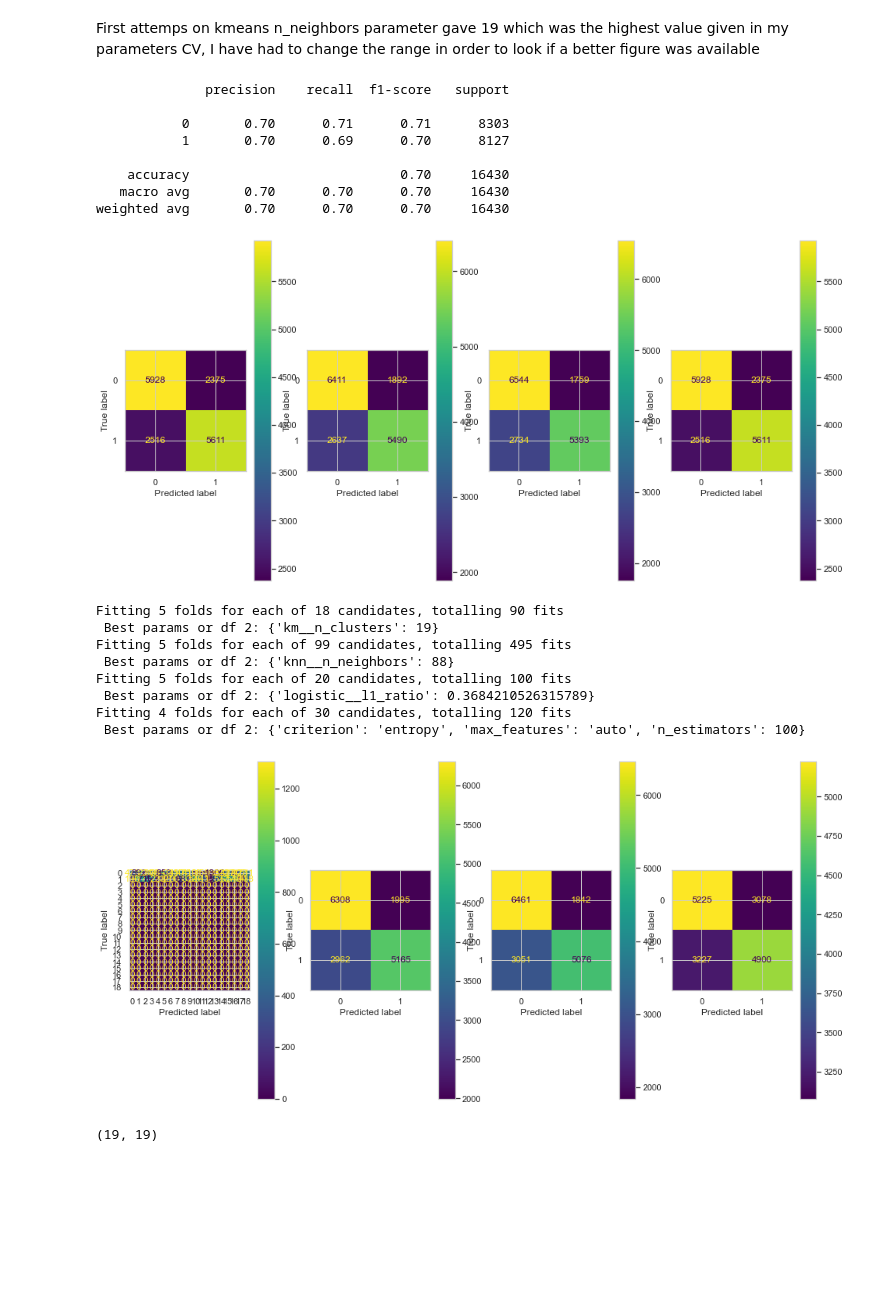
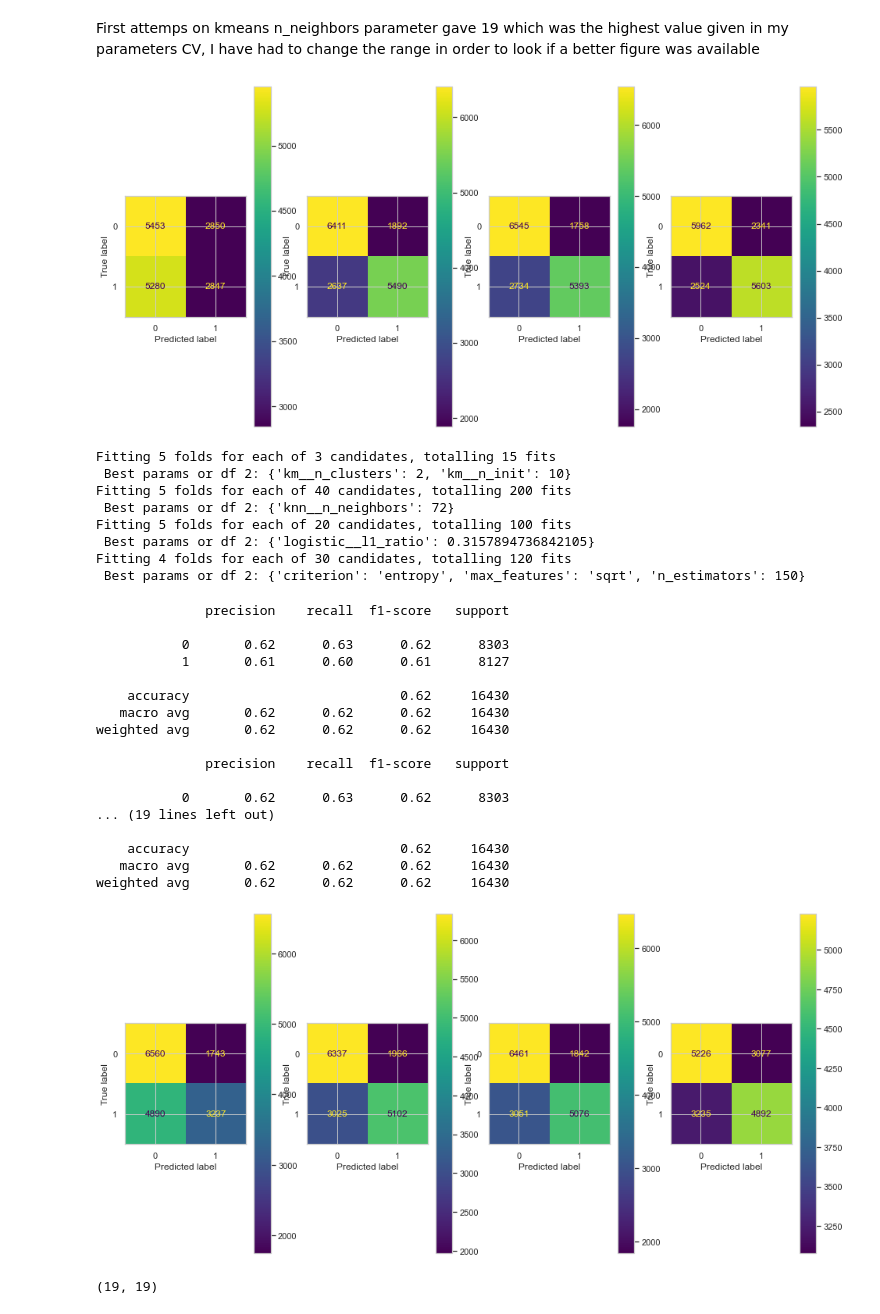
Before and after one commit to Lelelass/Machine-learning-Lassarade, a Jupyter notebook: labb_1/2-0-0.ipynb, the cells around one changed output. Saved outputs shown, nothing was run; the diff lists cells and outputs as text; code cells hidden in the pictures; blank space fills up the shorter version.

Commit message:
corrected model parameters

```diff
--- a/labb_1/2-0-0.ipynb
+++ b/labb_1/2-0-0.ipynb
@@ -332,25 +332,30 @@ pipe_KNN = Pipeline([("scaler", StandardScaler()), ("knn", KNeighborsClassifier(
 pipeline_logistic = Pipeline([("scaler", StandardScaler()), ("logistic", LogisticRegression(solver = "saga", penalty = "elasticnet", multi_class="ovr", max_iter = 10000))])
 pipe_SVM = Pipeline([("scaler", StandardScaler()), ("km", KMeans())])
 
-param_grid_KNN = {"knn__n_neighbors" : list(range(1,100))}
+param_grid_KNN = {"knn__n_neighbors" : list(range(40,80))}
 param_grid_logistic = {"logistic__l1_ratio": np.linspace(0,1, 20)}
 param_grid_rf = {"n_estimators" : [50, 100, 150, 200, 300],
              "criterion" : ["gini", "entropy"],
              "max_features": ["auto", "sqrt", "log2"]
 }
-param_grid_SVM ={"km__n_clusters": list(range(2,20))}
+param_grid_SVM ={"km__n_clusters": [2],
+                 "km__n_init": [10,20,30] }
 
 classifier_KNN = GridSearchCV(estimator= pipe_KNN, param_grid = param_grid_KNN, cv = 5, scoring = "accuracy", verbose = 1)
 classifier_logistic = GridSearchCV(estimator= pipeline_logistic, param_grid= param_grid_logistic, cv = 5, scoring = "accuracy", verbose = 1)
 classifier_RF = GridSearchCV(RandomForestClassifier(), param_grid= param_grid_rf, cv = 4, verbose =1, scoring = "recall")
-
-# Use SSD sum squared distances
 classifier_SVM = GridSearchCV(estimator= pipe_SVM, param_grid= param_grid_SVM, verbose =1)
 # %%
+from sklearn.metrics import classification_report, confusion_matrix, ConfusionMatrixDisplay
+
+
 models = (classifier_SVM, classifier_KNN, classifier_logistic, classifier_RF)
+
+cms = []
 for model in models:
     model.fit(X1_train, y1_train)
     print(f" Best params or df 1: {model.best_params_}")
-    #y_pred_tned_1 = classifier.predict(X1_val)
-    #cm1 = confusion_matrix(y1_val, y_pred_tned_1)
+    y_pred_tned_1 = model.predict(X1_val)
+    print(classification_report(y1_val, y_pred_tned_1))
+    cms.append(confusion_matrix(y1_val, y_pred_tned_1))
 # %% [output]
@@ -365,19 +379,2 @@ Fitting 4 folds for each of 30 candidates, totalling 120 fits
 # %% [markdown]
 First attemps on kmeans n_neighbors parameter gave 19 which was the highest value given in my parameters CV, I have had to change the range in order to look if a better figure was available
-# %%
-from sklearn.metrics import classification_report, confusion_matrix, ConfusionMatrixDisplay
-
-y_pred_tned_1 = classifier_RF.predict(X1_val)
-
-print(classification_report(y1_val, y_pred_tned_1))
-
-cm1 = confusion_matrix(y1_val, y_pred_tned_1)
-# %% [output]
-              precision    recall  f1-score   support
-
-           0       0.70      0.71      0.71      8303
-           1       0.70      0.69      0.70      8127
-
-    accuracy                           0.70     16430
-   macro avg       0.70      0.70      0.70     16430
-weighted avg       0.70      0.70      0.70     16430
@@ -393,12 +381,11 @@ cm4 = confusion_matrix(y1_val, y_pred_tned_1)
 # %%
-cms =  (cm1, cm2, cm3, cm4)
-fig, axs = plt.subplots(1,len(cms), figsize =(16,8))
+fig, axs = plt.subplots(1,4, figsize =(16,8))
 
 for i, cm in enumerate(cms) :
     ConfusionMatrixDisplay(cm).plot(ax = axs[i])
     axs[i].set(title ="")
 # %% [output]
-[figure, old version]
+[figure, new version]
 # %%
 models = (classifier_SVM, classifier_KNN, classifier_logistic, classifier_RF)
 cms = []
@@ -408,21 +395,42 @@ for model in models:
     y_pred_tned_2 = model.predict(X2_val)
     cms.append(confusion_matrix(y2_val, y_pred_tned_2))
 # %% [output]
-Fitting 5 folds for each of 18 candidates, totalling 90 fits
- Best params or df 2: {'km__n_clusters': 19}
-Fitting 5 folds for each of 99 candidates, totalling 495 fits
- Best params or df 2: {'knn__n_neighbors': 88}
+Fitting 5 folds for each of 3 candidates, totalling 15 fits
+ Best params or df 2: {'km__n_clusters': 2, 'km__n_init': 10}
+Fitting 5 folds for each of 40 candidates, totalling 200 fits
+ Best params or df 2: {'knn__n_neighbors': 72}
 Fitting 5 folds for each of 20 candidates, totalling 100 fits
- Best params or df 2: {'logistic__l1_ratio': 0.3684210526315789}
+ Best params or df 2: {'logistic__l1_ratio': 0.3157894736842105}
 Fitting 4 folds for each of 30 candidates, totalling 120 fits
- Best params or df 2: {'criterion': 'entropy', 'max_features': 'auto', 'n_estimators': 100}
+ Best params or df 2: {'criterion': 'entropy', 'max_features': 'sqrt', 'n_estimators': 150}
 # %%
+for model in models:
+        print(classification_report(y2_val, y_pred_tned_2))
+
+
 fig, axs = plt.subplots(1,4, figsize =(16,8))
 
 for i, cm in enumerate(cms) :
     ConfusionMatrixDisplay(cm).plot(ax = axs[i])
 # %% [output]
+              precision    recall  f1-score   support
+
+           0       0.62      0.63      0.62      8303
+           1       0.61      0.60      0.61      8127
+
+    accuracy                           0.62     16430
+   macro avg       0.62      0.62      0.62     16430
+weighted avg       0.62      0.62      0.62     16430
+
+              precision    recall  f1-score   support
+
+           0       0.62      0.63      0.62      8303
+... (19 lines left out)
+
+    accuracy                           0.62     16430
+   macro avg       0.62      0.62      0.62     16430
+weighted avg       0.62      0.62      0.62     16430
-[figure, old version]
+[figure, new version]
 # %%
 cms[0].shape
 # %% [output]
```
Also changed, not shown: parts of 4 cells of this notebook.
